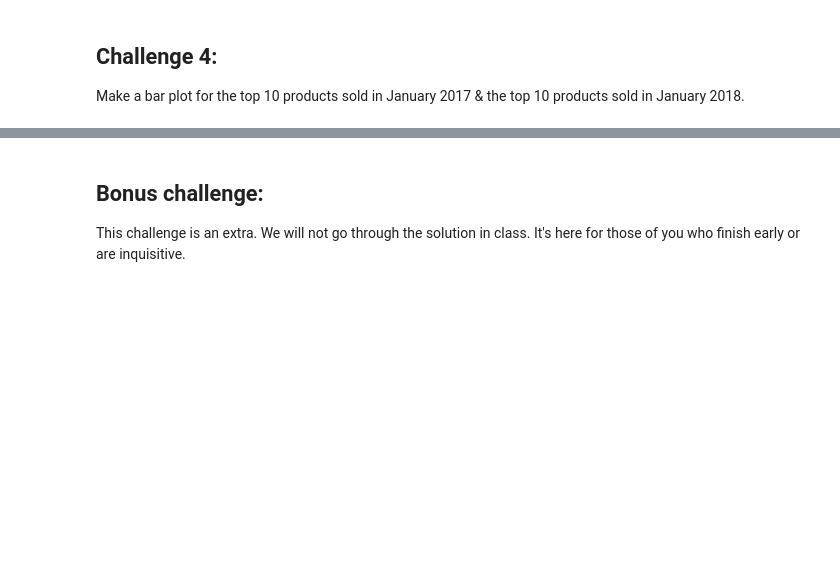
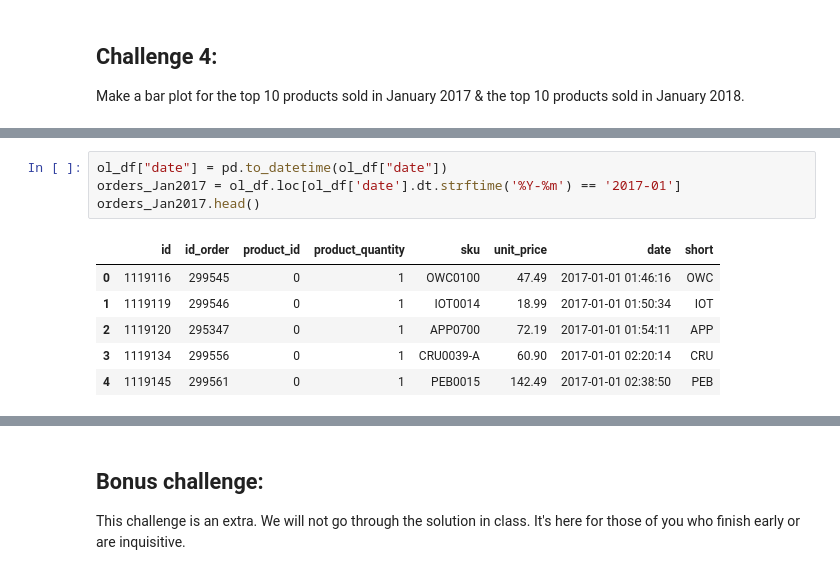
Before and after one commit to PhoenixCC0722/JoinTheGame_Magist, a Jupyter notebook: 3_1_7_seaborn_challenges.ipynb, the cells around one changed output, grey strips where cells are left out. Drawn from its saved outputs; the diff is of its cells as text; blank space fills up the shorter version.

```diff
--- a/3_1_7_seaborn_challenges.ipynb
+++ b/3_1_7_seaborn_challenges.ipynb
@@ -572,0 +602,11 @@ Make a bar plot for the top 10 products sold in January 2017 & the top 10 produc
+# %%
+ol_df["date"] = pd.to_datetime(ol_df["date"])
+orders_Jan2017 = ol_df.loc[ol_df['date'].dt.strftime('%Y-%m') == '2017-01']
+orders_Jan2017.head()
+# %% [output]
+|  | id | id_order | product_id | product_quantity | sku | unit_price | date | short |
+| 0 | 1119116 | 299545 | 0 | 1 | OWC0100 | 47.49 | 2017-01-01 01:46:16 | OWC |
+| 1 | 1119119 | 299546 | 0 | 1 | IOT0014 | 18.99 | 2017-01-01 01:50:34 | IOT |
+| 2 | 1119120 | 295347 | 0 | 1 | APP0700 | 72.19 | 2017-01-01 01:54:11 | APP |
+| 3 | 1119134 | 299556 | 0 | 1 | CRU0039-A | 60.90 | 2017-01-01 02:20:14 | CRU |
+| 4 | 1119145 | 299561 | 0 | 1 | PEB0015 | 142.49 | 2017-01-01 02:38:50 | PEB |
```
Also changed, not shown: parts of 15 cells of this notebook.
